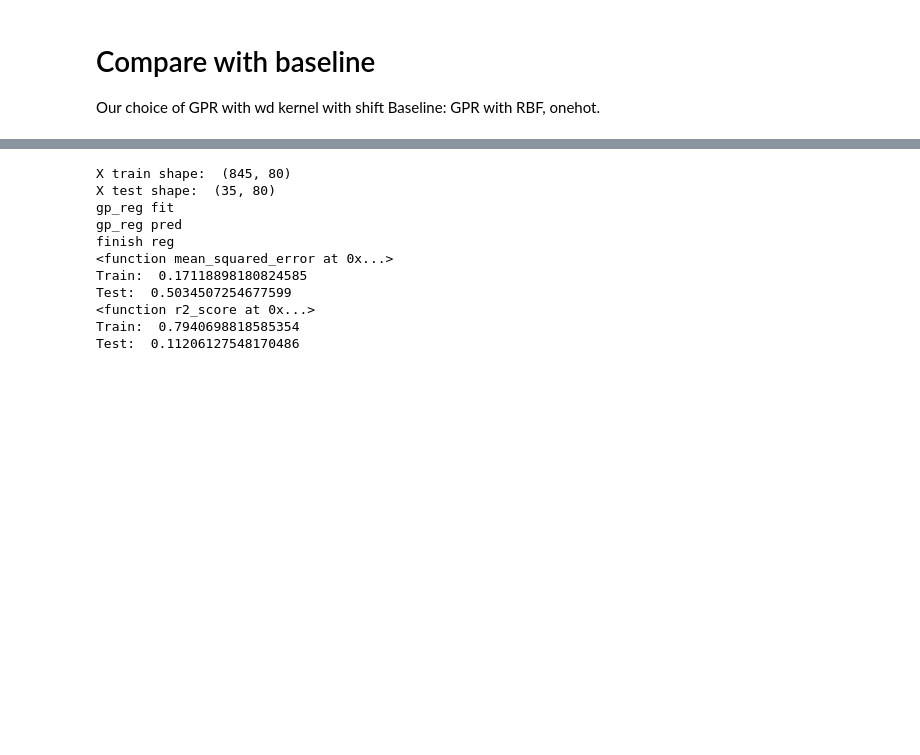
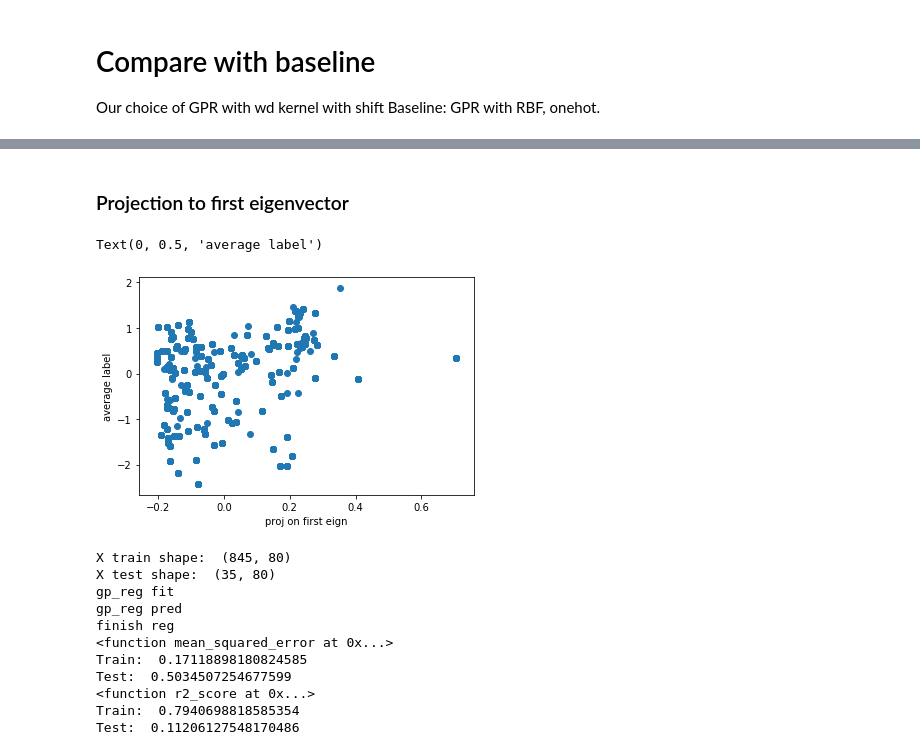
Before and after one commit to mholowko/Solaris, a Jupyter notebook: notebooks/result_analysis/Compare_with_baseline.ipynb, the cells around one changed output, grey strips where cells are left out. Cells and saved outputs as stored; diff of their text form; code cells hidden in the pictures; blank space fills up the shorter version.

Commit message:
generate gpr plot

```diff
--- a/notebooks/result_analysis/Compare_with_baseline.ipynb
+++ b/notebooks/result_analysis/Compare_with_baseline.ipynb
@@ -123,3 +124,19 @@ Test:  0.2589157474986673
+# %% [markdown]
+### Projection to first eigenvector
+# %%
+kernel_all = gpr_train_samples.wd_kernel_instance.kernel_all_normalised
+first_eign_vector = np.linalg.eigh(kernel_all)[1][-1]
+proj = kernel_all.T.dot(first_eign_vector)
+
+pred_all = list(gpr_train_samples.train_df['pred mean'])+  list(gpr_train_samples.test_df['pred mean'])
+label_all = list(gpr_train_samples.train_df['AVERAGE'])+  list(gpr_train_samples.test_df['AVERAGE'])
+# %%
+plt.scatter(proj, label_all)
+plt.xlabel('proj on first eign')
+plt.ylabel('average label')
+# %% [output]
+Text(0, 0.5, 'average label')
+[figure, added]
 # %%
 kernel = 'RBF'
 embedding = 'onehot'
```
Also changed, not shown: parts of 1 cell of this notebook, 2 other files.
